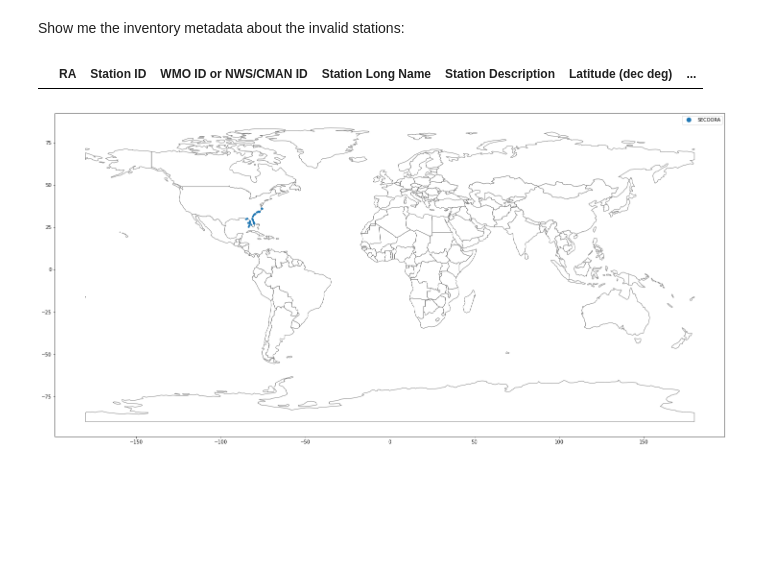
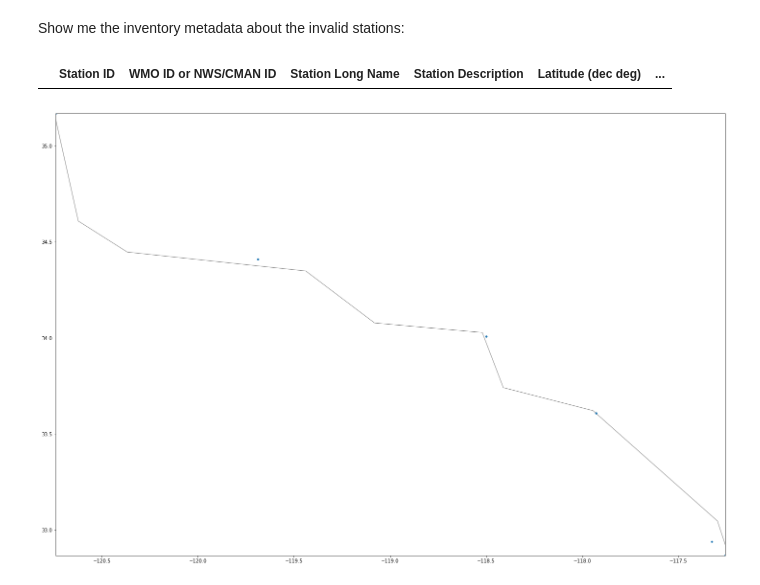
Before and after one commit to ioos/ioos-asset-inventory, a Jupyter notebook: spot_check_stations.ipynb, the cells around one changed output. Drawn from its saved outputs; the diff is of its cells as text; code cells hidden in the pictures; blank space fills up the shorter version.

Commit message:
finishing SCCOOS review closes #30

```diff
--- a/spot_check_stations.ipynb
+++ b/spot_check_stations.ipynb
@@ -8,10 +8,12 @@ import json
 # %% [markdown]
 Configure the ERDDAP to search
 # %%
+ra = 'sccoos'
+
 with open('utils/ra_erddaps.json') as f:
     urls = json.load(f)
 
-server = urls['secoora']
+server = urls[ra.lower()]
 
 print(server)
 
@@ -47,6 +49,6 @@ Pull in the processed inventory
 # check out http://data.glos.us/erddap/tabledap/allDatasets.htmlTable?datasetID%2Ctitle%2CminTime%2CmaxTime&maxTime%3E=2020-01-01&maxTime%3C=2020-12-31&orderBy(%22maxTime%22)
 # that lists out all the GLOS stations with the maximum time of observations within the year 2020 (on their ERDDAP).
 
-df = pd.read_excel('2021/data/processed/SECOORA.xlsx')
+df = pd.read_excel('2021/data/processed/%s.xlsx' % ra.upper())
 df
 # %% [output]
@@ -248,45 +248,51 @@ set()
 # %% [markdown]
 Show me the inventory metadata about the invalid stations:
 # %%
-bad_stations = df.loc[(df['Station ID'].isin(non_2021_datasets)) | df['Station ID'].isin(not_found)]
+bad_stations = df.loc[(df['Station ID'].isin(non_2021_datasets)) | df['Station Long Name'].isin(not_found)]
 
 bad_stations
 # %% [output]
-|  | RA | Station ID | WMO ID or NWS/CMAN ID | Station Long Name | Station Description | Latitude (dec deg) | ... |
+|  | Station ID | WMO ID or NWS/CMAN ID | Station Long Name | Station Description | Latitude (dec deg) | ... |
 # %%
 import geopandas
 import matplotlib.pyplot as plt
 
-df['Station Deployment (mm/yyyy, yyyy, < 5 yr, > 5 yr)'] = \
-    df['Station Deployment (mm/yyyy, yyyy, < 5 yr, > 5 yr)'].astype(str)
+# df['Station Deployment (mm/yyyy, yyyy, < 5 yr, > 5 yr)'] = \
+#     df['Station Deployment (mm/yyyy, yyyy, < 5 yr, > 5 yr)'].astype(str)
 
 df.rename(columns=
 {'Variable Names + water column depth of measurement in meters [CF_name (# m, # m) or CF_name (mult) or CF_name (# depths)].':
      'Variable Names',
  'Station Deployment (mm/yyyy, yyyy, < 5 yr, > 5 yr)': 'Station Deployment',
  'Longitude (dec deg)': 'Longitude',
  'Latitude (dec deg)': 'Latitude'},
               inplace=True)
 
 gdf = geopandas.GeoDataFrame(
     df, geometry=geopandas.points_from_xy(df['Longitude'], df['Latitude']))
 
 world = geopandas.read_file(geopandas.datasets.get_path('naturalearth_lowres'))
 
 ax = world.plot(
     color='white',
     edgecolor='grey',
     figsize=(25,20),
     )
 
-gdf.plot(ax=ax,
-         column='RA',
+gdf.plot( ax=ax,
+         #column='RA',
          categorical=True,
          markersize=10,
          legend=True,
          k=11,
         )
 
+
+
+minx, miny, maxx, maxy = gdf.total_bounds
+ax.set_xlim(minx, maxx)
+ax.set_ylim(miny, maxy)
+
 plt.show()
 # %% [output]
-[figure, old version]
+[figure, new version]
```
Also changed, not shown: parts of 9 cells of this notebook, 2 other files.
